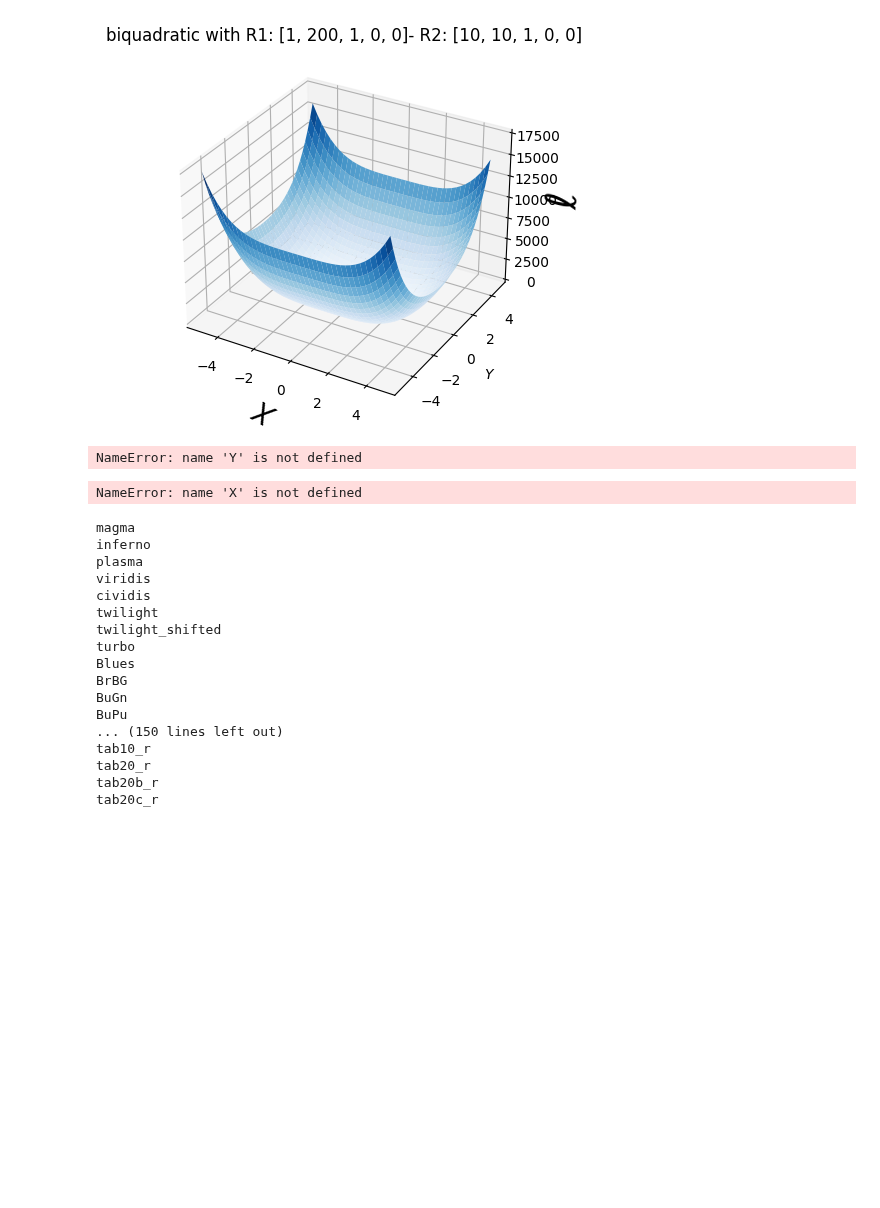
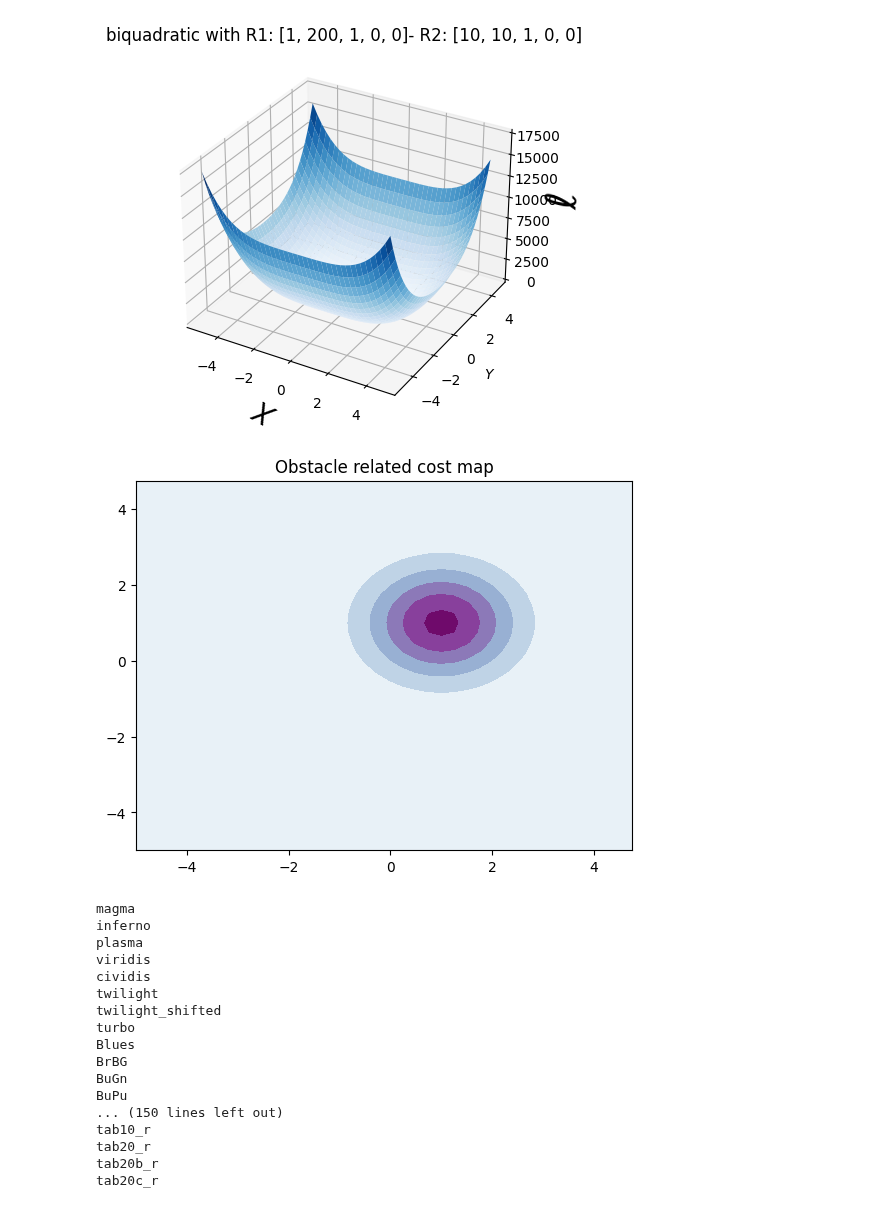
Before and after one commit to huyhoang251296/rcognita-edu-x, a Jupyter notebook: obstacle_plan.ipynb, the cells around one changed output. Saved outputs shown, nothing was run; the diff lists cells and outputs as text; code cells hidden in the pictures; blank space fills up the shorter version.

Commit message:
add images and config of obstacle avoidance

```diff
--- a/obstacle_plan.ipynb
+++ b/obstacle_plan.ipynb
@@ -90,20 +90,23 @@ plot_3d_potential_map("biquad", [1, 1, 1, 0 ,0], [10, 10, 1, 0 ,0], obstacle_gai
 plot_3d_potential_map("biquad", [1, 200, 1, 0 ,0], [10, 10, 1, 0 ,0], obstacle_gain=0)
 # %% [output]
 [figure]
-# %%
-# X, Y = np.meshgrid(X, Y)
-# X, Y.shape
-Y.shape
-# %% [output]
-NameError: name 'Y' is not defined
-# %%
-cs = plt.contourf(X, Y, Z, alpha=1, levels=5, cmap="BuPu")
-cs.cmap.set_over('red')
-cs.cmap.set_under('blue')
-cs.changed()
-plt.show()
-# %% [output]
-NameError: name 'X' is not defined
+# %%
+fig, ax = plt.subplots()
+x_lim = y_lim = [-5, 5]
+X = np.arange(x_lim[0], x_lim[1], 0.25)
+Y = np.arange(y_lim[0], y_lim[1], 0.25)
+
+X, Y = np.meshgrid(X, Y)
+mesh = np.array([X, Y]).transpose((1, 2, 0))
+Z = rv.pdf(mesh)
+cs = ax.contourf(X, Y, Z, alpha=1, levels=5, cmap="BuPu")
+cs.cmap.set_over('red')
+cs.cmap.set_under('blue')
+cs.changed()
+ax.set_title("Obstacle related cost map")
+fig.savefig("./media/obstacle_generation.svg")
+# %% [output]
+[figure, added]
 # %%
 import matplotlib as mpl
 
```
Also changed, not shown: parts of 1 cell of this notebook, 3 other files.
